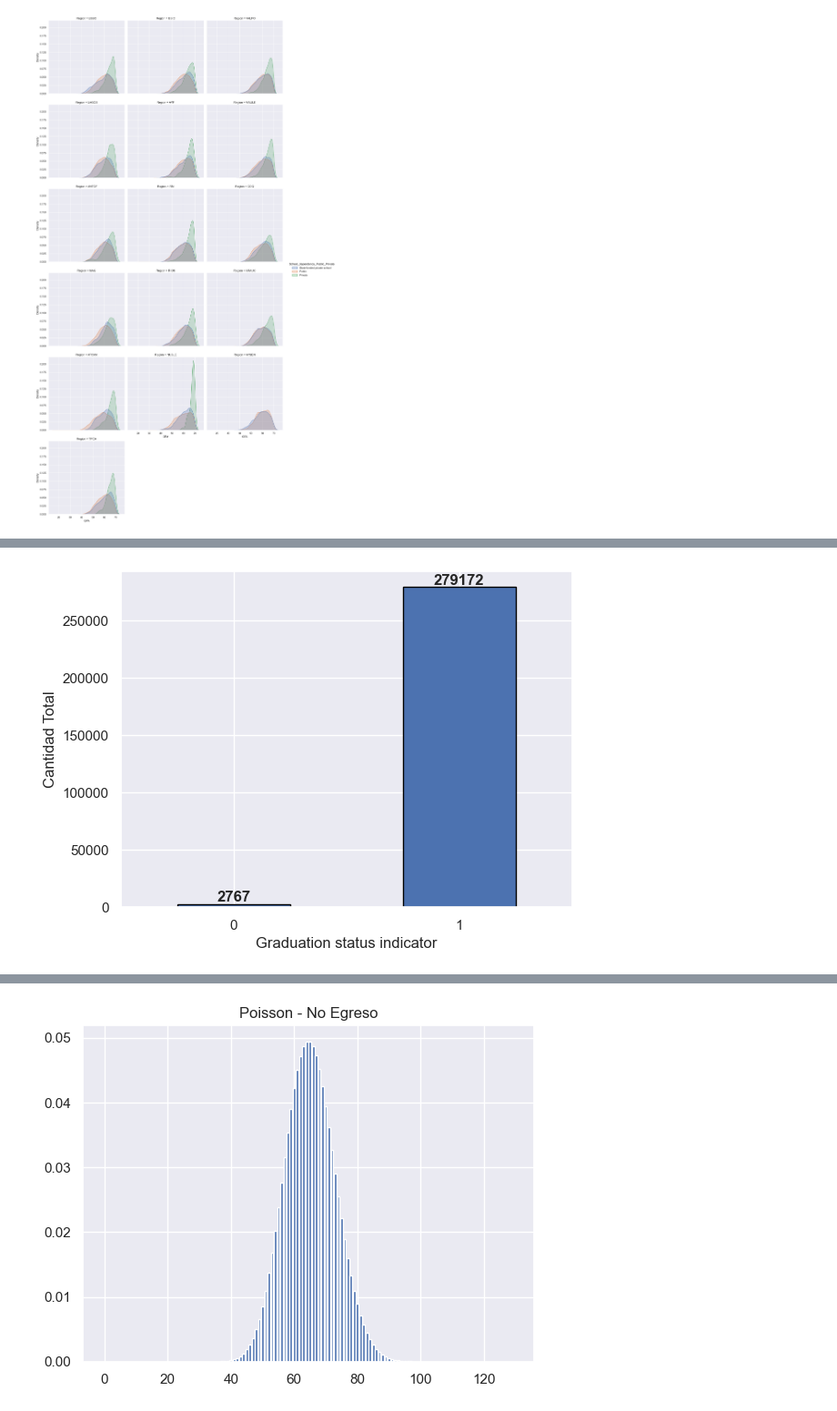
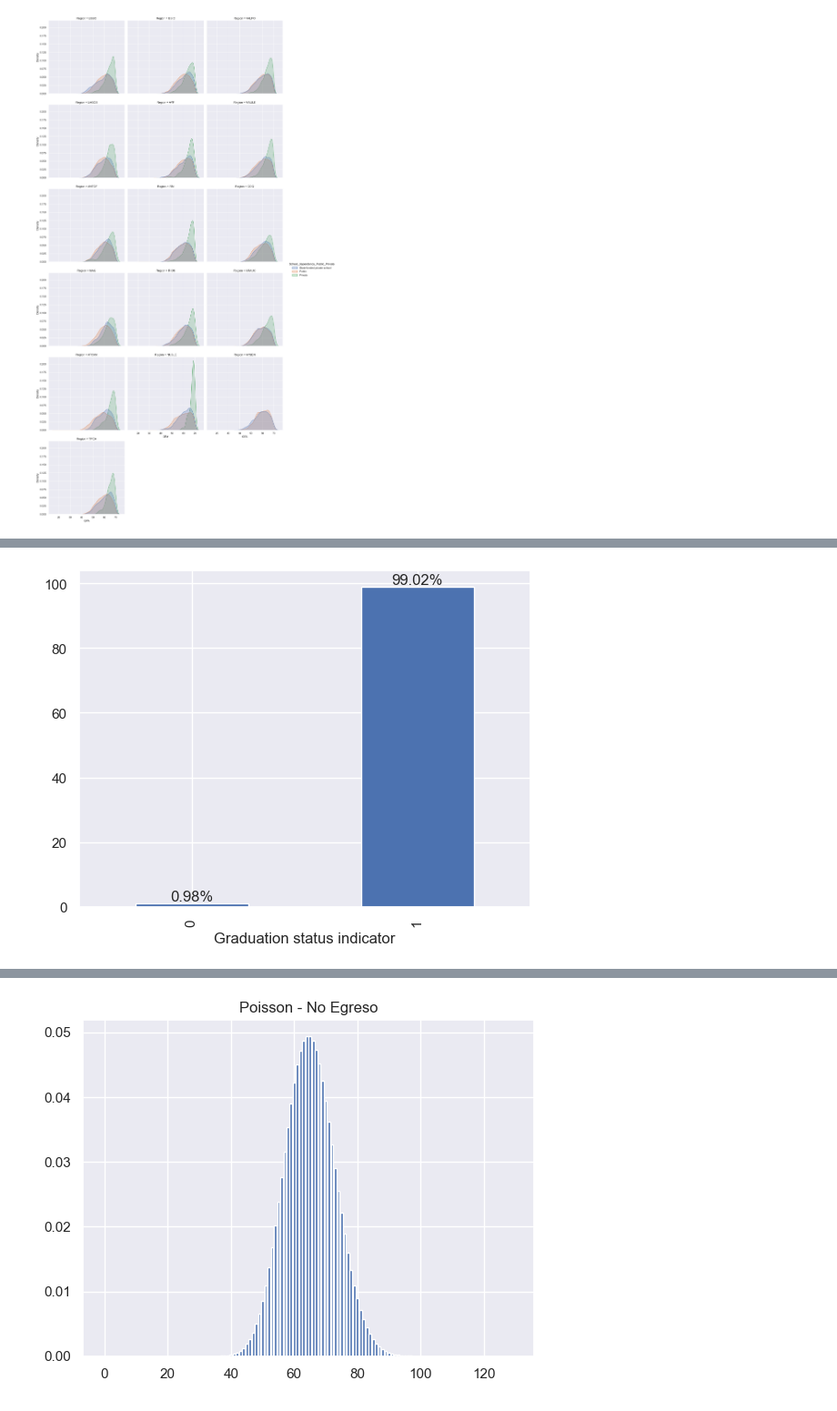
Before and after one commit to 2026788-max/Stastics, a Jupyter notebook: Statistics.CA1.ManuelaCorrea.ipynb, the cells around one changed output, grey strips where cells are left out. Shown at 91% size. Saved outputs shown, nothing was run; the diff lists cells and outputs as text; code cells hidden in the pictures.

```diff
--- a/Statistics.CA1.ManuelaCorrea.ipynb
+++ b/Statistics.CA1.ManuelaCorrea.ipynb
@@ -315,33 +304,6 @@ A nivel regional, la educación privada pagada presenta de manera consistente el
 # %%
-import pandas as pd
-
-# 1. Limpiar posibles espacios en los nombres de las columnas
-dfc.columns = dfc.columns.str.strip()
-
-# 2. Calcular el promedio de GPA por municipio
-promedios_municipales = (
-    dfc.groupby('Municipality')['GPA']
-    .mean()
-    .reset_index(name='promedio_comunal')
-)
-
-# 3. Calcular los umbrales para el Top 5% (percentil 95) y Bottom 5% (percentil 5)
+promedios_municipales = ( dfc.groupby('Municipality')['GPA'].mean().reset_index(name='promedio_comunal'))
 umbral_top_5 = promedios_municipales['promedio_comunal'].quantile(0.95)
-umbral_bottom_5 = promedios_municipales['promedio_comunal'].quantile(0.05)
-
-# 4. Filtrar las comunas del Top 5% superior y Bottom 5% inferior
-top_5_comunas = promedios_municipales[
-    promedios_municipales['promedio_comunal'] >= umbral_top_5
-].sort_values(by='promedio_comunal', ascending=False)
-
-bottom_5_comunas = promedios_municipales[
-    promedios_municipales['promedio_comunal'] <= umbral_bottom_5
-].sort_values(by='promedio_comunal', ascending=True)
-
-# 5. Mostrar los resultados
-print("=== TOP 5% COMUNAS (MEJOR PROMEDIO DE GPA) ===")
+top_5_comunas = promedios_municipales[promedios_municipales['promedio_comunal'] >= umbral_top_5].sort_values(by='promedio_comunal', ascending=False)
 print(top_5_comunas.to_string(index=False))
-
-print("\n=== BOTTOM 5% COMUNAS (MENOR PROMEDIO DE GPA) ===")
-print(bottom_5_comunas.to_string(index=False))
 # %% [output]
@@ -493,5 +351,6 @@ plt.show()
 # %%
-ax = ( dfc["Graduation status indicator"] .value_counts().sort_index().plot(kind="bar", edgecolor="black", rot=0))ax.bar_label(ax.containers[0], fontweight="bold")plt.ylabel("Cantidad Total")
+ax = (dfc["Graduation status indicator"].value_counts(normalize=True).sort_index() * 100).plot(kind="bar")
+ax.bar_label(ax.containers[0], fmt='%.2f%%')
 plt.show()
 # %% [output]
-[figure, old version]
+[figure, new version]
```
Also changed, not shown: parts of 28 cells of this notebook, 2 other files.
